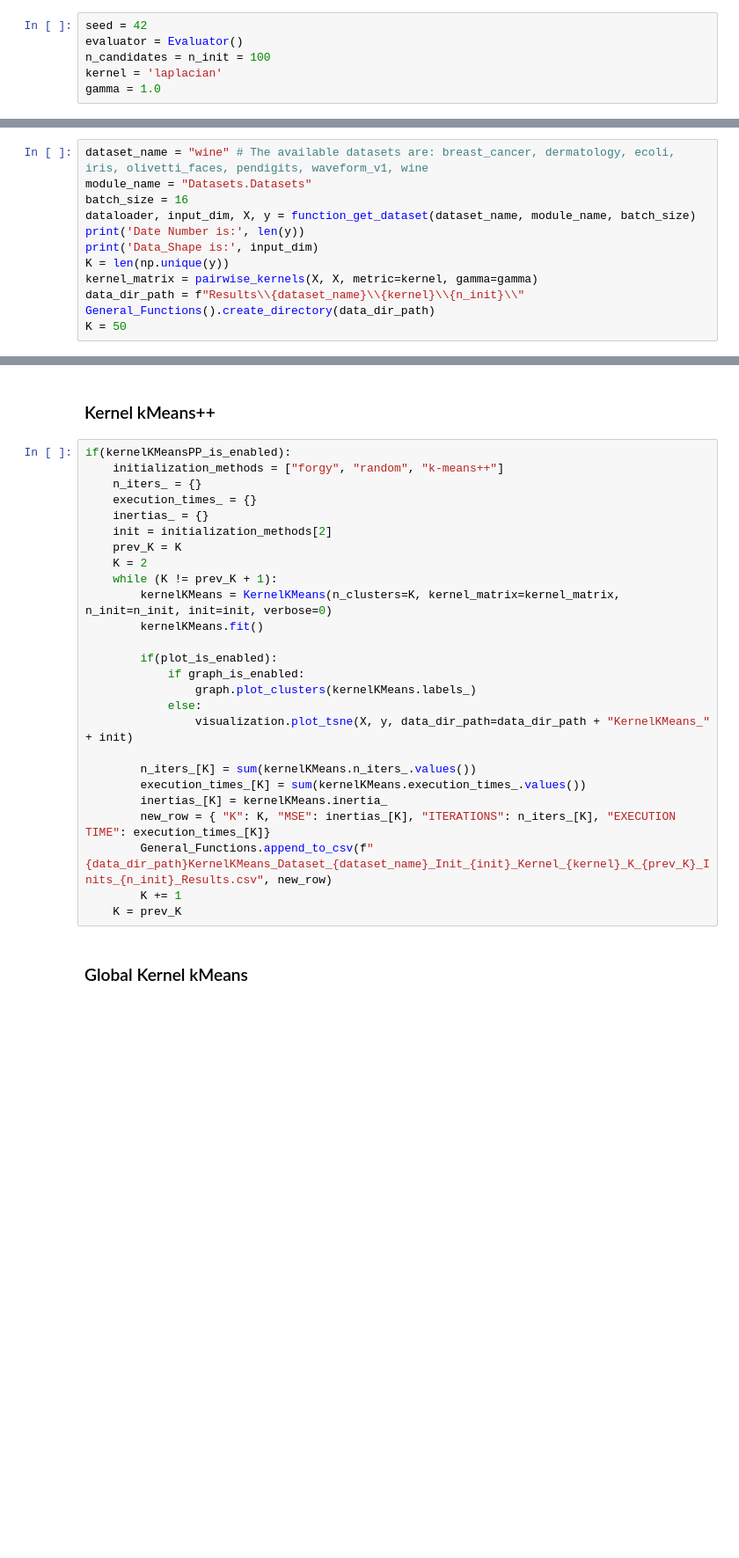
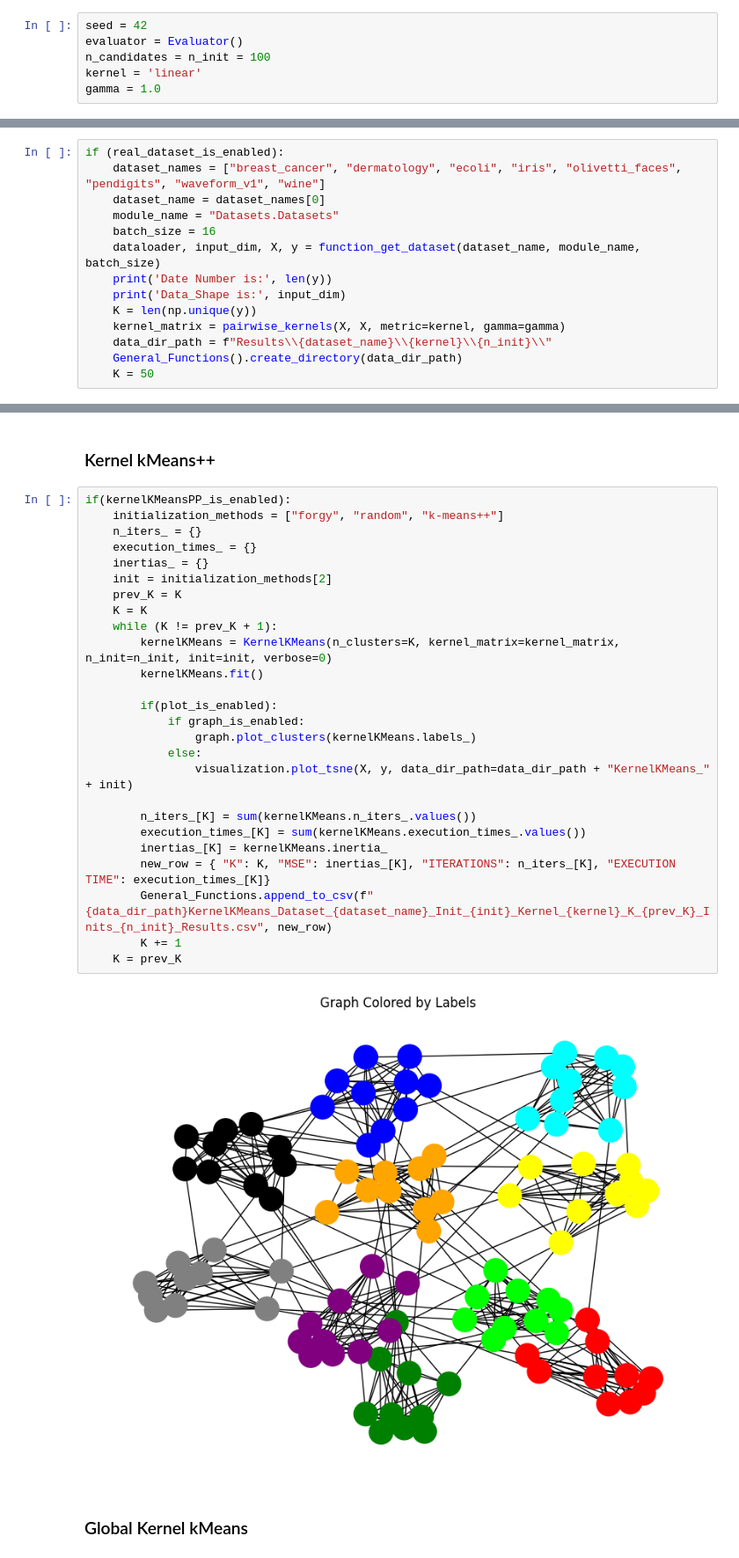
Before and after one commit to gvardakas/global-kernel-k-means-pp, a Jupyter notebook: Kernel k-means.ipynb, the cells around one changed output, grey strips where cells are left out. Shown at 88% size. Cells and saved outputs as stored; diff of their text form; blank space fills up the shorter version.

```diff
--- a/Kernel k-means.ipynb
+++ b/Kernel k-means.ipynb
@@ -33,7 +52,7 @@ globalKernelKMeansPP_is_enabled = False
 seed = 42
 evaluator = Evaluator()
 n_candidates = n_init = 100
-kernel = 'laplacian'
+kernel = 'linear'
 gamma = 1.0
 # %% [markdown]
 ### Visualization
@@ -104,17 +124,19 @@ if(graph_is_enabled):
 # %% [markdown]
 ### Real Dataset
 # %%
-dataset_name = "wine" # The available datasets are: breast_cancer, dermatology, ecoli, iris, olivetti_faces, pendigits, waveform_v1, wine
-module_name = "Datasets.Datasets"
-batch_size = 16
-dataloader, input_dim, X, y = function_get_dataset(dataset_name, module_name, batch_size)
-print('Date Number is:', len(y))
-print('Data_Shape is:', input_dim)
-K = len(np.unique(y))
-kernel_matrix = pairwise_kernels(X, X, metric=kernel, gamma=gamma)
-data_dir_path = f"Results\\{dataset_name}\\{kernel}\\{n_init}\\"
-General_Functions().create_directory(data_dir_path)
-K = 50
+if (real_dataset_is_enabled):
+    dataset_names = ["breast_cancer", "dermatology", "ecoli", "iris", "olivetti_faces", "pendigits", "waveform_v1", "wine"]
+    dataset_name = dataset_names[0]
+    module_name = "Datasets.Datasets"
+    batch_size = 16
+    dataloader, input_dim, X, y = function_get_dataset(dataset_name, module_name, batch_size)
+    print('Date Number is:', len(y))
+    print('Data_Shape is:', input_dim)
+    K = len(np.unique(y))
+    kernel_matrix = pairwise_kernels(X, X, metric=kernel, gamma=gamma)
+    data_dir_path = f"Results\\{dataset_name}\\{kernel}\\{n_init}\\"
+    General_Functions().create_directory(data_dir_path)
+    K = 50
 # %% [markdown]
 ### kMeans
 # %%
@@ -138,29 +160,31 @@ if(kernelKMeans_is_enabled):
 # %%
 if(kernelKMeansPP_is_enabled):
     initialization_methods = ["forgy", "random", "k-means++"]
     n_iters_ = {}
     execution_times_ = {}
     inertias_ = {}
     init = initialization_methods[2]
     prev_K = K
-    K = 2
+    K = K
     while (K != prev_K + 1):
         kernelKMeans = KernelKMeans(n_clusters=K, kernel_matrix=kernel_matrix, n_init=n_init, init=init, verbose=0)
         kernelKMeans.fit()
 
         if(plot_is_enabled):
             if graph_is_enabled:
                 graph.plot_clusters(kernelKMeans.labels_)
             else:
                 visualization.plot_tsne(X, y, data_dir_path=data_dir_path + "KernelKMeans_" + init)
 
         n_iters_[K] = sum(kernelKMeans.n_iters_.values())
         execution_times_[K] = sum(kernelKMeans.execution_times_.values())
         inertias_[K] = kernelKMeans.inertia_
         new_row = { "K": K, "MSE": inertias_[K], "ITERATIONS": n_iters_[K], "EXECUTION TIME": execution_times_[K]}
         General_Functions.append_to_csv(f"{data_dir_path}KernelKMeans_Dataset_{dataset_name}_Init_{init}_Kernel_{kernel}_K_{prev_K}_Inits_{n_init}_Results.csv", new_row)
         K += 1
     K = prev_K
+# %% [output]
+[figure, added]
 # %% [markdown]
 ### Global Kernel kMeans
 # %%
```
Also changed, not shown: parts of 5 cells of this notebook.
